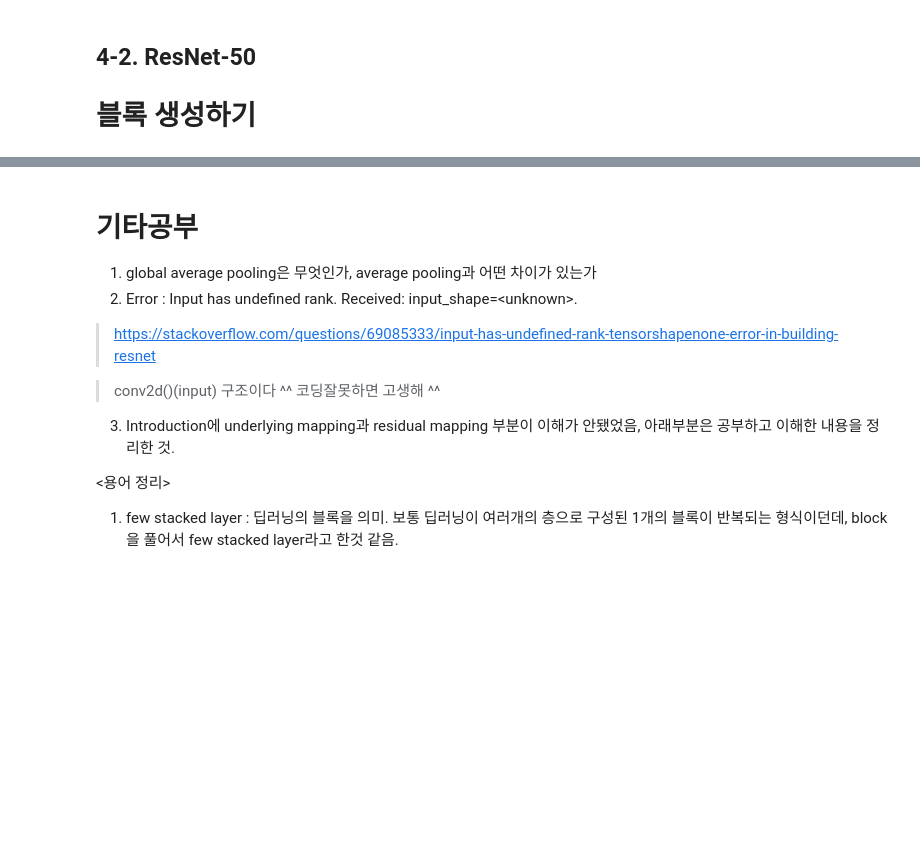
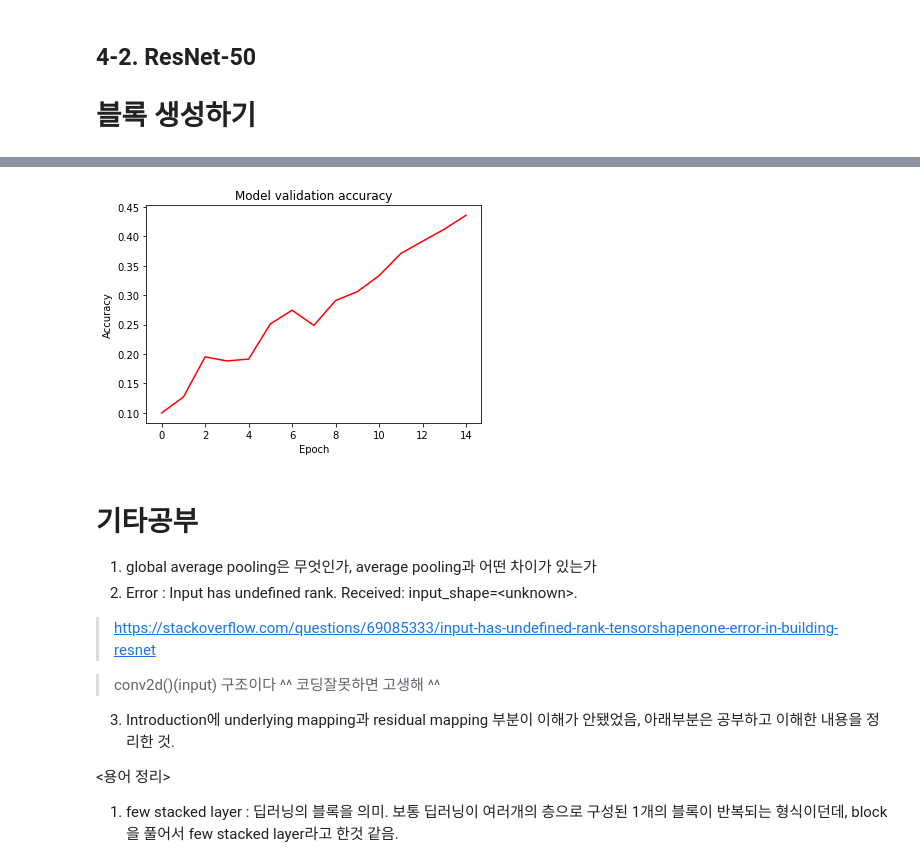
Before and after one commit to Nega0619/Aiffel_Submitted_Exploration_nodes, a Jupyter notebook: CV_GoindDeeper_02_ResNet_Ablation_Study.ipynb, the cells around one changed output, grey strips where cells are left out. Saved outputs shown, nothing was run; the diff lists cells and outputs as text; code cells hidden in the pictures; blank space fills up the shorter version.

```diff
--- a/CV_GoindDeeper_02_ResNet_Ablation_Study.ipynb
+++ b/CV_GoindDeeper_02_ResNet_Ablation_Study.ipynb
@@ -786,3 +988,11 @@ def budild_resNet50_projection(input_layer, channel, block_num):
+# %%
+plt.plot(history_resnet50.history['val_accuracy'], 'r')
+plt.title('Model validation accuracy')
+plt.ylabel('Accuracy')
+plt.xlabel('Epoch')
+plt.show()
+# %% [output]
+[figure, added]
 # %% [markdown]
 # 기타공부
 
```
Also changed, not shown: parts of 24 cells of this notebook.
